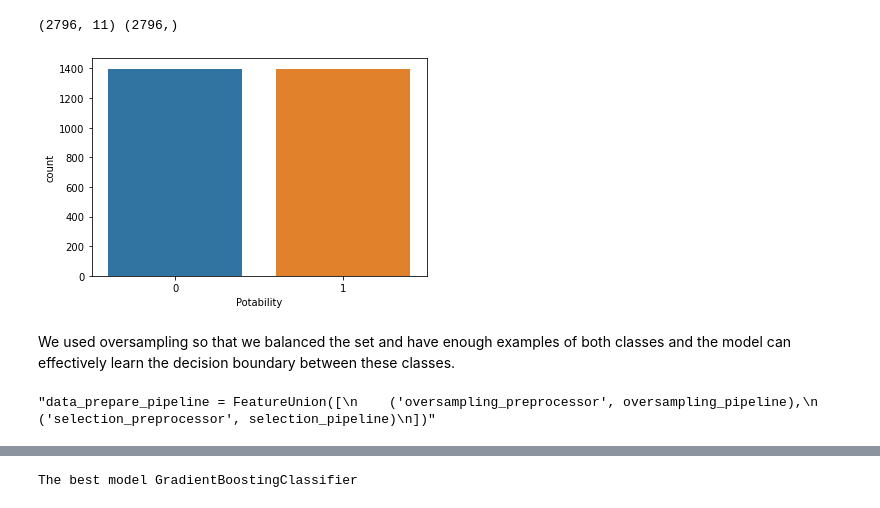
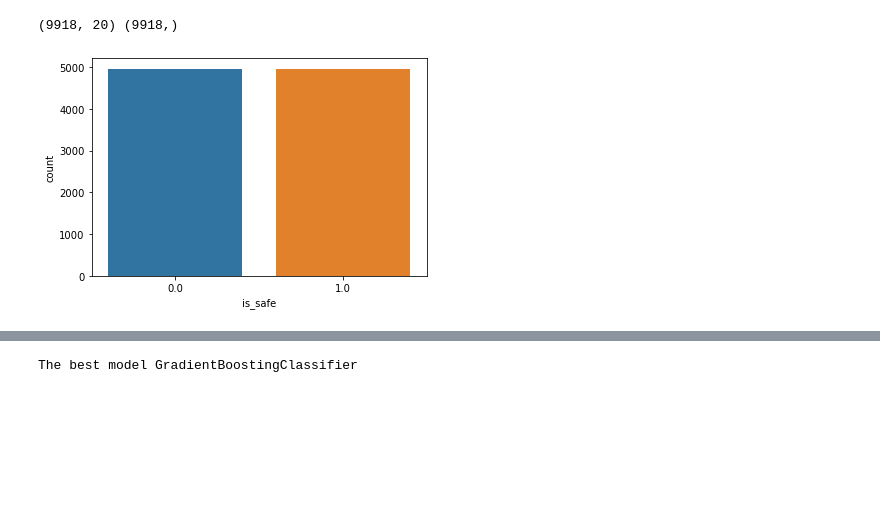
Before and after one commit to mikolaj-halemba/Water-Quality-, a Jupyter notebook: water_quality.ipynb, the cells around one changed output, grey strips where cells are left out. Cells and saved outputs as stored; diff of their text form; code cells hidden in the pictures; blank space fills up the shorter version.

```diff
--- a/water_quality.ipynb
+++ b/water_quality.ipynb
@@ -277,7 +263,0 @@ def water_hardness(x):
-# %%
-df['water_type'] = df['ph'].apply(lambda x : type_water(x))
-df['water_hardness'] = df['Hardness'].apply(lambda x : water_hardness(x))
-# %%
-df = df[['ph', 'Hardness', 'Chloramines', 'Sulfate', 'Organic_carbon','Trihalomethanes', 'Turbidity','Solids','Conductivity','water_type', 'water_hardness','Potability']]
-# %%
-df = df.loc[df["water_hardness"] != "Sightly Hard" ]
@@ -299,0 +274,10 @@ We divide the data into 2 parts: training, testing
+# %%
+from xgboost import plot_importance
+
+xgb_model = xgb.XGBClassifier(random_state = 0 )
+xgb_model.fit(X_train, y_train)
+plt.rcParams["figure.figsize"] = (14, 7)
+print("Feature Importances : ", xgb_model.feature_importances_)
+
+plot_importance(xgb_model,height=0.5,)
+plt.show();
@@ -300,15 +292,13 @@ We divide the data into 2 parts: training, testing
 # %%
 #Oversampling
-over_sampler = RandomOverSampler(random_state=42)
+over_sampler = RandomOverSampler(random_state=random_state)
 X_train, y_train = over_sampler.fit_resample(X_train, y_train)
 print(X_train.shape,y_train.shape)
 full = X_train.copy()
-full["Potability"] = y_train
-sns.countplot(x ='Potability', data = full);
+full["is_safe"] = y_train
+sns.countplot(x ='is_safe', data = full);
 # %% [output]
-(2796, 11) (2796,)
+(9918, 20) (9918,)
-[figure, old version]
+[figure, new version]
-# %% [markdown]
-We used oversampling so that we balanced the set and have enough examples of both classes and the model can effectively learn the decision boundary between these classes.
 # %%
 numerical_columns = X_train.select_dtypes(include=['int64', 'float64']).columns
@@ -318,17 +304,0 @@ all_columns = X_train.columns
-# %%
-oversampling_pipeline = Pipeline([("over_sampling", SMOTE(random_state=42))])
-selection_pipeline = Pipeline([("select_features",SelectPercentile(chi2, percentile=50))])
-
-data_prepare_pipeline = ColumnTransformer([
-    ("oversampling_preprocessor", oversampling_pipeline, all_columns) ,
-    ("selection_preprocessor", selection_pipeline, all_columns)
-])
-
-"""data_prepare_pipeline = FeatureUnion([
-    ('oversampling_preprocessor', oversampling_pipeline),
-    ('selection_preprocessor', selection_pipeline)
-])"""
-
-#data_prepare_pipeline.fit(X_train)
-# %% [output]
-"data_prepare_pipeline = FeatureUnion([\n    ('oversampling_preprocessor', oversampling_pipeline),\n    ('selection_preprocessor', selection_pipeline)\n])"
```
Also changed, not shown: parts of 51 cells of this notebook, 2 other files.
